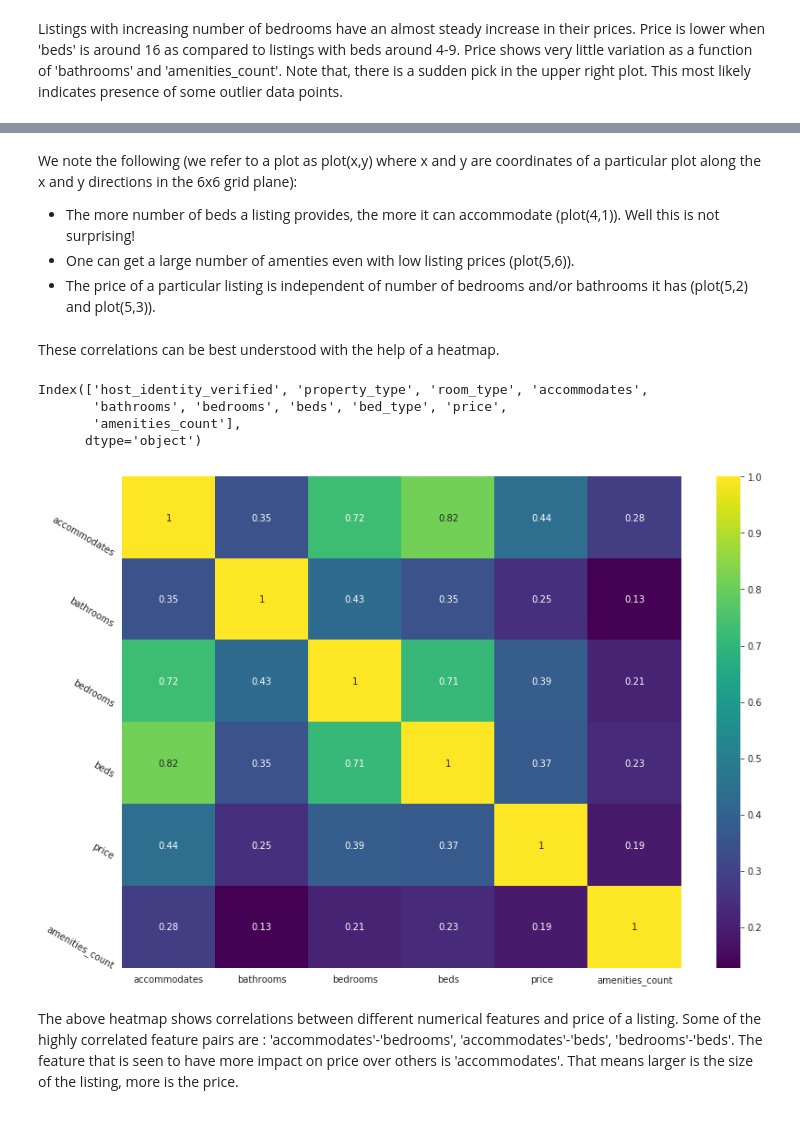
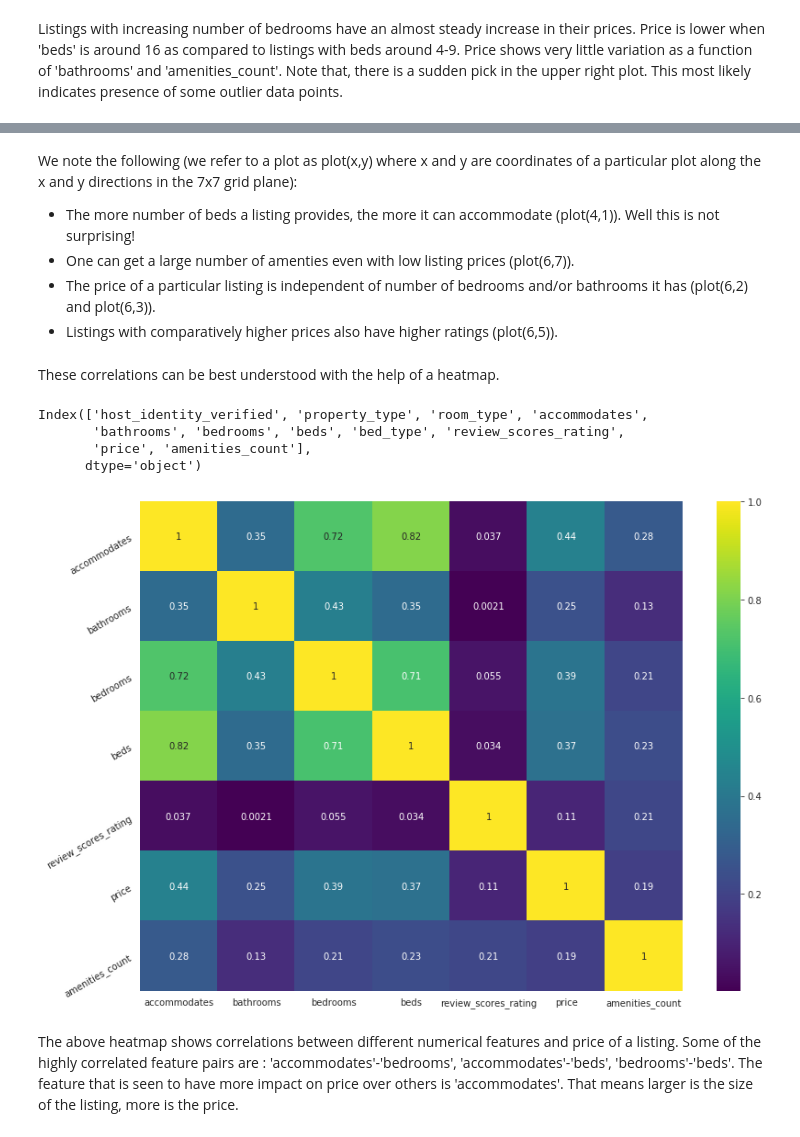
Before and after one commit to nabanitarimpi/airbnb-data-analysis, a Jupyter notebook: airbnb_data_analysis.ipynb, the cells around one changed output, grey strips where cells are left out. Saved outputs shown, nothing was run; the diff lists cells and outputs as text; code cells hidden in the pictures.

```diff
--- a/airbnb_data_analysis.ipynb
+++ b/airbnb_data_analysis.ipynb
@@ -712,7 +539,7 @@ Let's start with the following features.
 ### Cleaning the data
 # %%
 boston_price_df = boston_df[['host_verifications', 'host_identity_verified', 'property_type', 'room_type', 'accommodates',
-       'bathrooms', 'bedrooms', 'beds', 'bed_type', 'amenities', 'square_feet', 'price']]
+       'bathrooms', 'bedrooms', 'beds', 'bed_type', 'amenities', 'square_feet', 'review_scores_rating', 'price']]
 # %% [markdown]
 Let's first calculate percentage of NULL values in each feature.
 # %%
@@ -946,29 +778,30 @@ sns.pairplot(boston_price_df)
 # %% [markdown]
-We note the following (we refer to a plot as plot(x,y) where x and y are coordinates of a particular plot along the x and y directions in the 6x6 grid plane):
+We note the following (we refer to a plot as plot(x,y) where x and y are coordinates of a particular plot along the x and y directions in the 7x7 grid plane):
 
 - The more number of beds a listing provides, the more it can accommodate (plot(4,1)). Well this is not surprising!
-- One can get a large number of amenties even with low listing prices (plot(5,6)).
-- The price of a particular listing is independent of number of bedrooms and/or bathrooms it has (plot(5,2) and plot(5,3)).
+- One can get a large number of amenties even with low listing prices (plot(6,7)).
+- The price of a particular listing is independent of number of bedrooms and/or bathrooms it has (plot(6,2) and plot(6,3)).
+- Listings with comparatively higher prices also have higher ratings (plot(6,5)).
 # %% [markdown]
 These correlations can be best understood with the help of a heatmap.
 # %%
 boston_price_df.columns
 # %% [output]
 Index(['host_identity_verified', 'property_type', 'room_type', 'accommodates',
-       'bathrooms', 'bedrooms', 'beds', 'bed_type', 'price',
-       'amenities_count'],
+       'bathrooms', 'bedrooms', 'beds', 'bed_type', 'review_scores_rating',
+       'price', 'amenities_count'],
       dtype='object')
 # %%
-labels = ['accommodates', 'bathrooms', 'bedrooms', 'beds', 'price', 'amenities_count']
+labels = ['accommodates', 'bathrooms', 'bedrooms', 'beds', 'review_scores_rating', 'price', 'amenities_count']
 
 plt.figure(figsize=(12,8))
 ax = sns.heatmap(boston_price_df.corr(), annot=True, cmap='viridis')
 bottom, top = ax.get_ylim()
 ax.set_ylim(bottom + 0.5, top - 0.5)
-ax.set_yticklabels(labels, rotation=-30)
+ax.set_yticklabels(labels, rotation=30)
 plt.tight_layout()
 # %% [output]
-[figure, old version]
+[figure, new version]
 # %% [markdown]
 The above heatmap shows correlations between different numerical features and price of a listing. Some of the highly correlated feature pairs are : 'accommodates'-'bedrooms', 'accommodates'-'beds', 'bedrooms'-'beds'. The feature that is seen to have more impact on price over others is 'accommodates'. That means larger is the size of the listing, more is the price.
 # %% [markdown]
```
Also changed, not shown: parts of 69 cells of this notebook.
